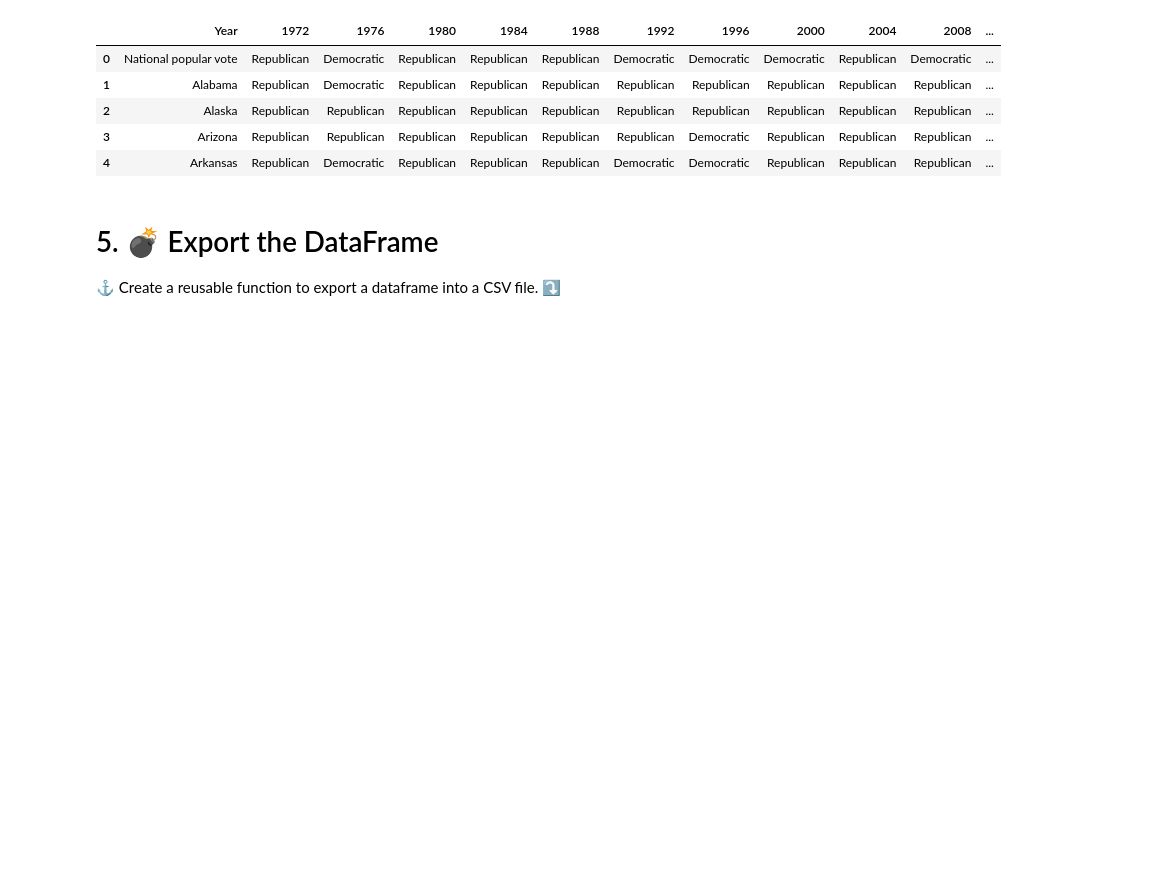
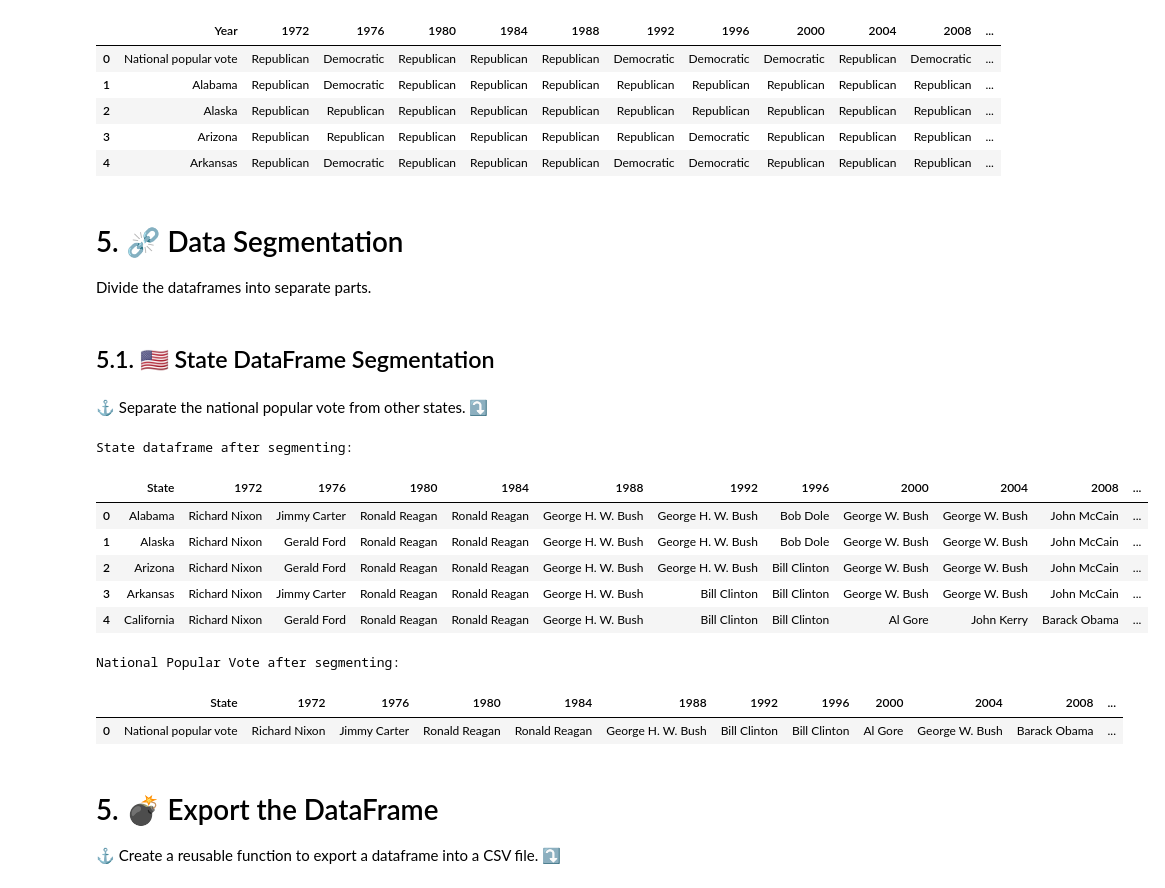
Before and after one commit to MYTE21/Red.Blue.States, a Jupyter notebook: notebooks/data_cleaning.ipynb, the cells around one changed output. Drawn from its saved outputs; the diff is of its cells as text; code cells hidden in the pictures; blank space fills up the shorter version.

Commit message:
Scrapped website again and data preprocessing.

```diff
--- a/notebooks/data_cleaning.ipynb
+++ b/notebooks/data_cleaning.ipynb
@@ -19,12 +19,9 @@ from data import data
 
 Get the 🇺🇸 US Presidential Elections by States data.
 # %%
-states_dataframe_path = data.get_dataset_path(
-    "rbs", "raw", "us_presidential_elections_by_states", 1
-)
-candidate_dataframe_path = data.get_dataset_path(
-    "rbs", "raw", "us_presidential_elections_candidate", 1
-)
+states_dataframe_path = data.get_dataset_path("rbs", "raw", "us_presidential_elections_by_states", 1)
+candidate_dataframe_path = data.get_dataset_path("rbs", "raw", "us_presidential_elections_candidate", 1)
+winner_dataframe_path = data.get_dataset_path("rbs", "raw", "us_presidential_elections_winner", 1)
 # %%
 states_dataframe = pd.read_csv(states_dataframe_path)
 
@@ -236,6 +243,52 @@ Final state-party dataframe:
 | 2 | Alaska | Republican | Republican | Republican | Republican | Republican | Republican | Republican | Republican | Republican | Republican | ... |
 | 3 | Arizona | Republican | Republican | Republican | Republican | Republican | Republican | Democratic | Republican | Republican | Republican | ... |
 | 4 | Arkansas | Republican | Democratic | Republican | Republican | Republican | Democratic | Democratic | Republican | Republican | Republican | ... |
+# %% [markdown]
+# 5. ⛓️‍💥 Data Segmentation
+
+Divide the dataframes into separate parts.
+# %% [markdown]
+## 5.1. 🇺🇸 State DataFrame Segmentation
+# %% [markdown]
+⚓️ Separate the national popular vote from other states. ⤵️
+# %%
+states_dataframe_segment = clean_states_dataframe[1:].reset_index(drop = True)
+
+# Rename the "Year" column to "State"
+states_dataframe_segment.rename(
+    columns = {
+        "Year": "State"
+    },
+    inplace = True
+)
+
+print("State dataframe after segmenting: \n")
+states_dataframe_segment.head()
+# %% [output]
+State dataframe after segmenting:
+|  | State | 1972 | 1976 | 1980 | 1984 | 1988 | 1992 | 1996 | 2000 | 2004 | 2008 | ... |
+| 0 | Alabama | Richard Nixon | Jimmy Carter | Ronald Reagan | Ronald Reagan | George H. W. Bush | George H. W. Bush | Bob Dole | George W. Bush | George W. Bush | John McCain | ... |
+| 1 | Alaska | Richard Nixon | Gerald Ford | Ronald Reagan | Ronald Reagan | George H. W. Bush | George H. W. Bush | Bob Dole | George W. Bush | George W. Bush | John McCain | ... |
+| 2 | Arizona | Richard Nixon | Gerald Ford | Ronald Reagan | Ronald Reagan | George H. W. Bush | George H. W. Bush | Bill Clinton | George W. Bush | George W. Bush | John McCain | ... |
+| 3 | Arkansas | Richard Nixon | Jimmy Carter | Ronald Reagan | Ronald Reagan | George H. W. Bush | Bill Clinton | Bill Clinton | George W. Bush | George W. Bush | John McCain | ... |
+| 4 | California | Richard Nixon | Gerald Ford | Ronald Reagan | Ronald Reagan | George H. W. Bush | Bill Clinton | Bill Clinton | Al Gore | John Kerry | Barack Obama | ... |
+# %%
+national_dataframe_segment = clean_states_dataframe[:1].reset_index(drop = True)
+
+# Rename the "Year" column to "State"
+national_dataframe_segment.rename(
+    columns = {
+        "Year": "State"
+    },
+    inplace = True
+)
+
+print("National Popular Vote after segmenting: \n")
+national_dataframe_segment
+# %% [output]
+National Popular Vote after segmenting:
+|  | State | 1972 | 1976 | 1980 | 1984 | 1988 | 1992 | 1996 | 2000 | 2004 | 2008 | ... |
+| 0 | National popular vote | Richard Nixon | Jimmy Carter | Ronald Reagan | Ronald Reagan | George H. W. Bush | Bill Clinton | Bill Clinton | Al Gore | George W. Bush | Barack Obama | ... |
 # %% [markdown]
 # 5. 💣 Export the DataFrame
 
```
Also changed, not shown: parts of 3 cells of this notebook, 8 other files.
